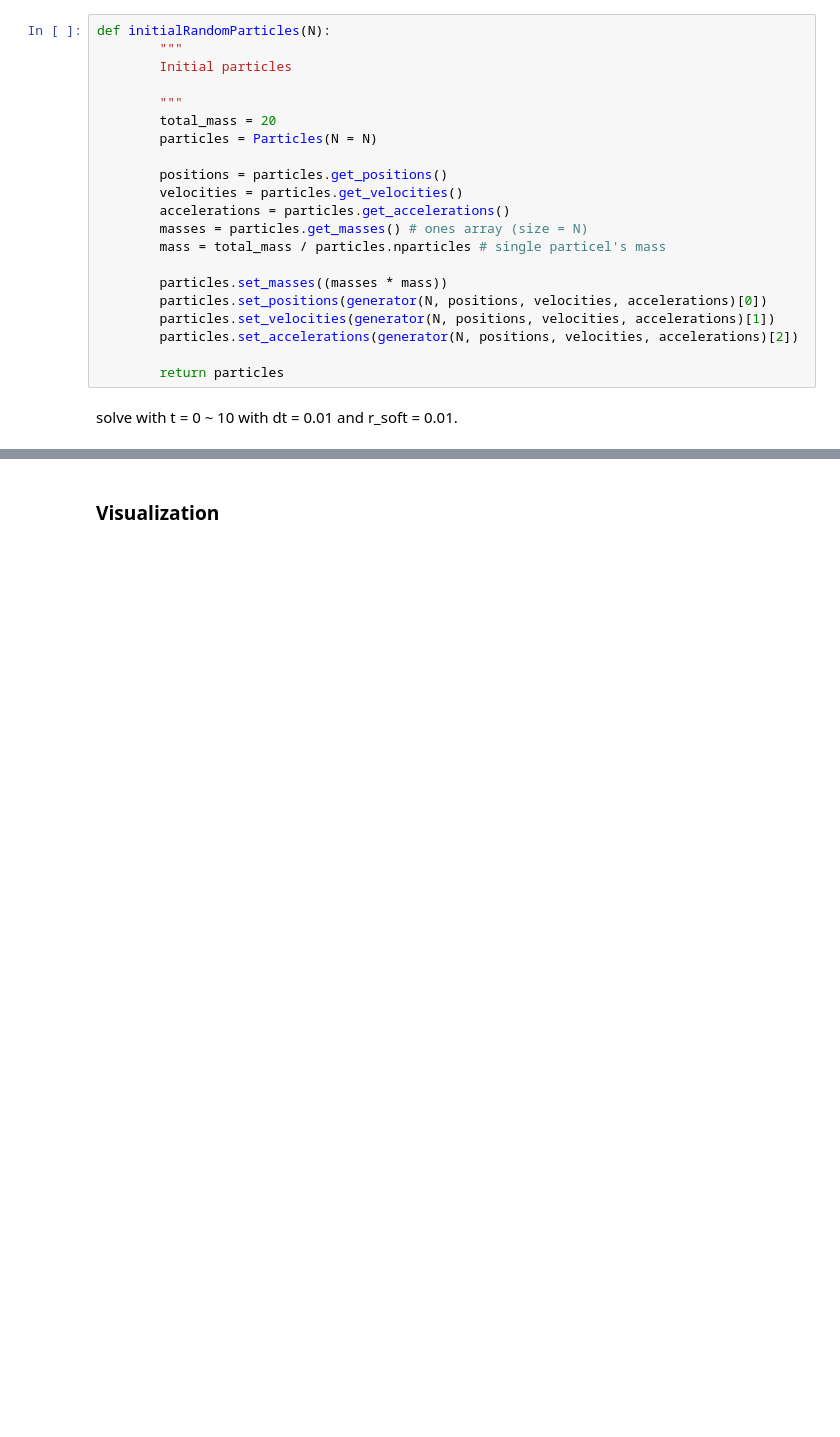
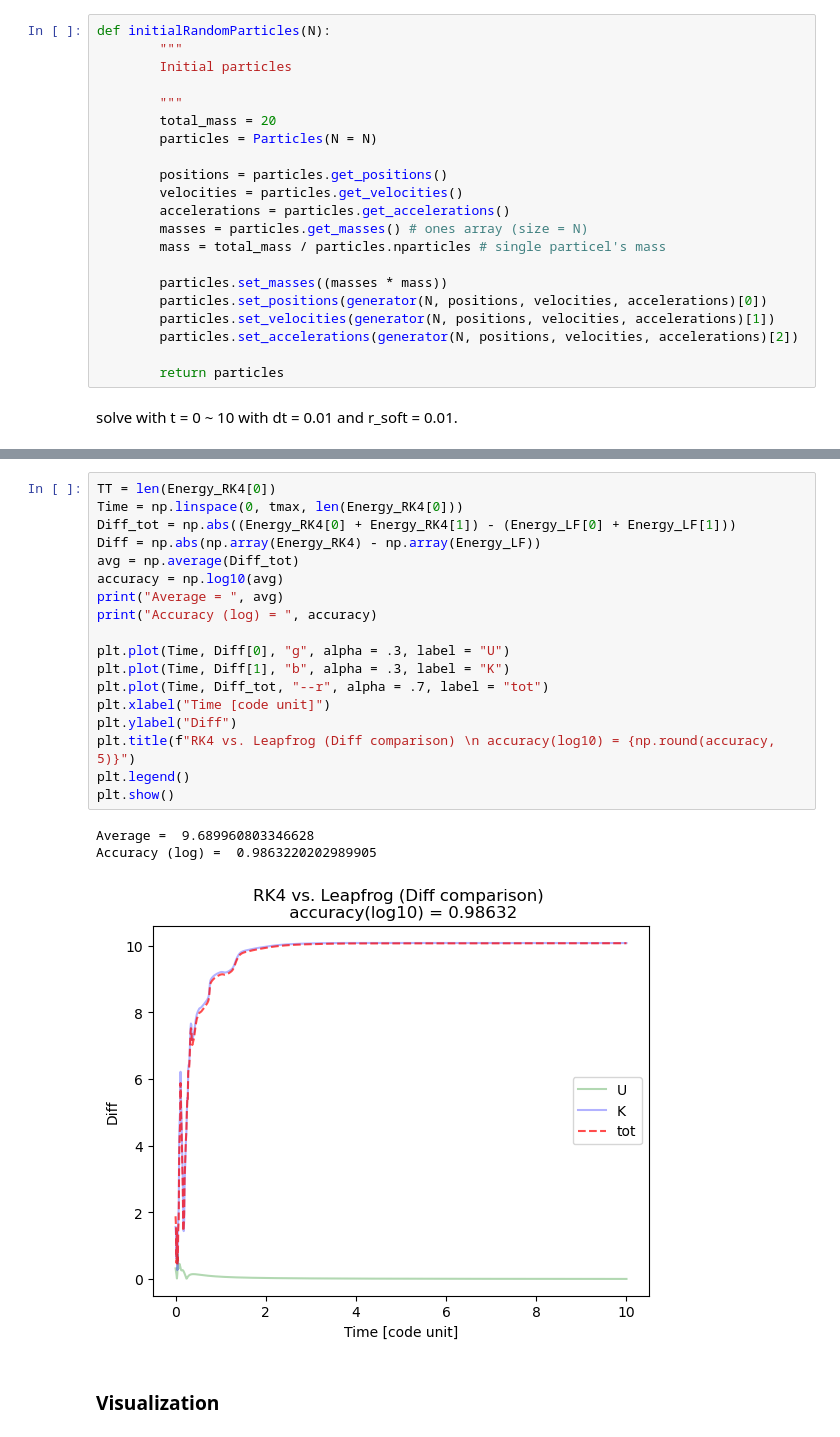
Before and after one commit to yygarypeng/n-bodies-comphyslab-HW3, a Jupyter notebook: 2_nbody.ipynb, the cells around one changed output, grey strips where cells are left out. Cells and saved outputs as stored; diff of their text form; blank space fills up the shorter version.

```diff
--- a/2_nbody.ipynb
+++ b/2_nbody.ipynb
@@ -80,3 +121,25 @@ Done!
+# %%
+TT = len(Energy_RK4[0])
+Time = np.linspace(0, tmax, len(Energy_RK4[0]))
+Diff_tot = np.abs((Energy_RK4[0] + Energy_RK4[1]) - (Energy_LF[0] + Energy_LF[1]))
+Diff = np.abs(np.array(Energy_RK4) - np.array(Energy_LF))
+avg = np.average(Diff_tot)
+accuracy = np.log10(avg)
+print("Average = ", avg)
+print("Accuracy (log) = ", accuracy)
+
+plt.plot(Time, Diff[0], "g", alpha = .3, label = "U")
+plt.plot(Time, Diff[1], "b", alpha = .3, label = "K")
+plt.plot(Time, Diff_tot, "--r", alpha = .7, label = "tot")
+plt.xlabel("Time [code unit]")
+plt.ylabel("Diff")
+plt.title(f"RK4 vs. Leapfrog (Diff comparison) \n accuracy(log10) = {np.round(accuracy, 5)}")
+plt.legend()
+plt.show()
+# %% [output]
+Average =  9.689960803346628
+Accuracy (log) =  0.9863220202989905
+[figure, added]
 # %% [markdown]
 ### Visualization
 # %% [markdown]
```
Also changed, not shown: parts of 3 cells of this notebook, 11 other files.
